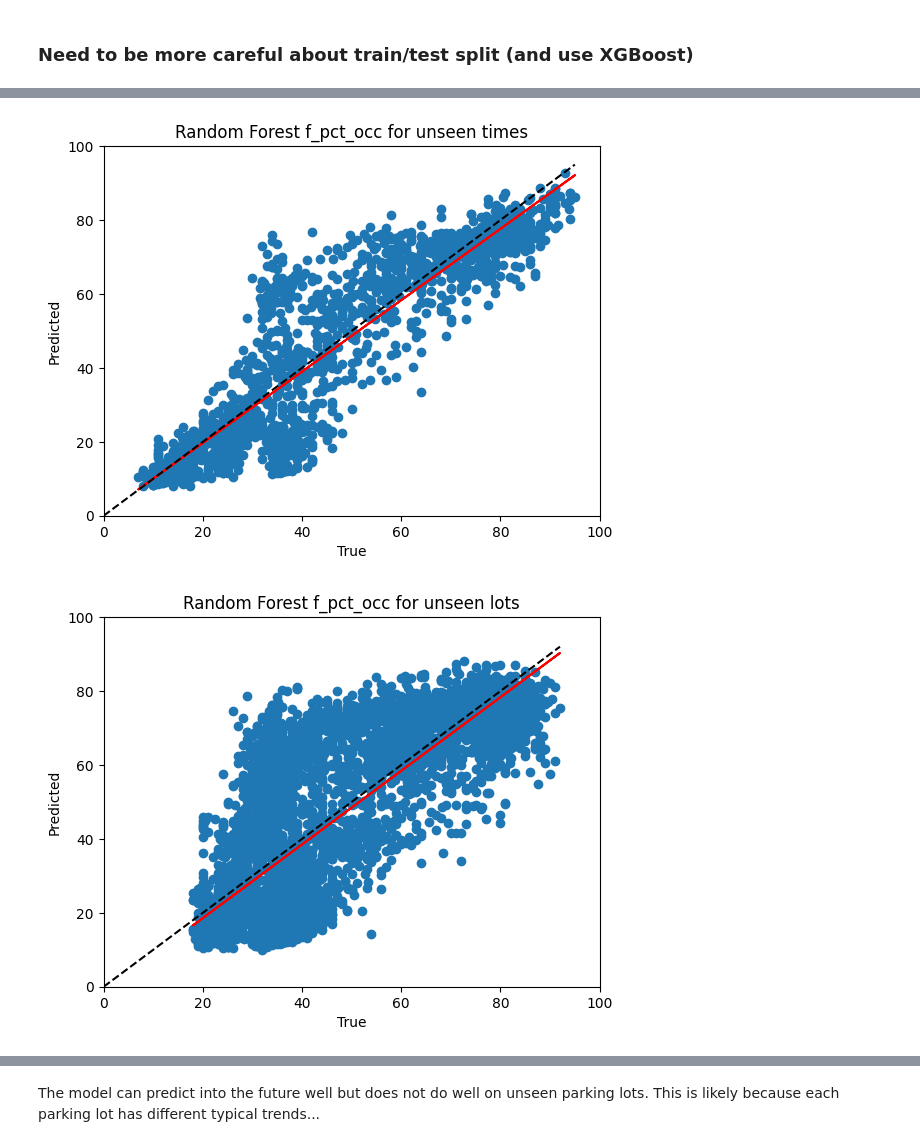
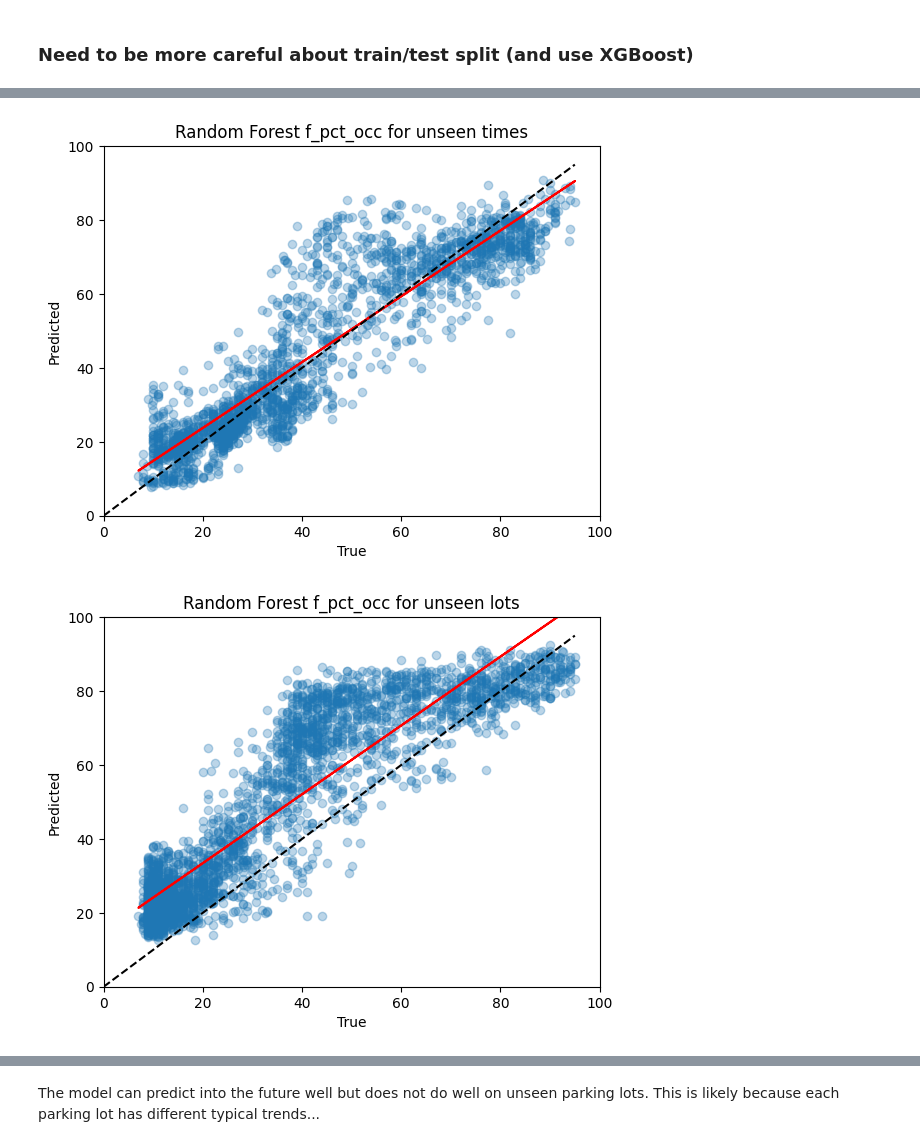
Before and after one commit to INRIX-Logan-Garwood/Parking-Location-vs-Occupancy, a Jupyter notebook: notebooks/train_model.ipynb, the cells around one changed output, grey strips where cells are left out. Saved outputs shown, nothing was run; the diff lists cells and outputs as text; code cells hidden in the pictures.

```diff
--- a/notebooks/train_model.ipynb
+++ b/notebooks/train_model.ipynb
@@ -355,9 +355,10 @@ We use a shallow multi layered perceptron first with few inputs
 # input_features = ['hour', 'day_of_week']
 # input_features = ['hour', 'wasserstein', 'weighted_hotspot_distance', 'day_of_week', 'weighted_log_prob']
 input_features = ['hour', 'wasserstein', 'avg_hotspot_distance', 'day_of_week', 'avg_log_prob', 'probe_count', 'nth_car_time']
+# input_features = ['wasserstein', 'avg_hotspot_distance', 'day_of_week', 'avg_log_prob']
 output_feature = 'f_pct_occ'
 
-test_day = '2023-03-12'  # set sside some weeks for testing
+test_day = '2023-03-15'  # set sside some weeks for testing
 test_lots = [381381]  # set aside some lots that are never seen during training
 df_train = df[(df['timestamp'] < test_day) & (~df['pk_lot'].isin(test_lots))].copy()
 time_test = df[df['timestamp'] >= test_day].copy()
@@ -448,6 +459,6 @@ Lot R^2: 0.5519130466968271
 # %%
 # visualize time results
-plt.scatter(y_time_test, y_time_pred)
+plt.scatter(y_time_test, y_time_pred, alpha=0.3)
 # line of best fit
 m, b = np.polyfit(y_time_test, y_time_pred, 1)
 plt.plot(y_time_test, m*y_time_test + b, color='red')
@@ -456,33 +467,33 @@ plt.plot([0, max_val], [0, max_val], color='black', linestyle='--')
 if output_feature == 'f_pct_occ':
     plt.xlim(0, 100)
     plt.ylim(0, 100)
 plt.xlabel('True')
 plt.ylabel('Predicted')
 plt.title(f'Random Forest {output_feature} for unseen times')
 plt.show()
 
 # visualize lot results
-plt.scatter(y_lot_test, y_lot_pred)
+plt.scatter(y_lot_test, y_lot_pred, alpha=0.3)
 # line of best fit
 m, b = np.polyfit(y_lot_test, y_lot_pred, 1)
 plt.plot(y_lot_test, m*y_lot_test + b, color='red')
 max_val = max(max(y_lot_test), max(y_lot_pred))
 plt.plot([0, max_val], [0, max_val], color='black', linestyle='--')
 if output_feature == 'f_pct_occ':
     plt.xlim(0, 100)
     plt.ylim(0, 100)
 plt.xlabel('True')
 plt.ylabel('Predicted')
 plt.title(f'Random Forest {output_feature} for unseen lots')
 plt.show()
 
 # plot feature importance
 fig = plt.figure(figsize=(14, 5))
 importance = model.feature_importances_
 plt.bar([x for x in range(len(importance))], importance)
 plt.xticks(ticks=[x for x in range(len(importance))], labels=input_features)
 plt.title('Feature Importance')
 plt.show()
 # %% [output]
-[figure, old version]
+[figure, new version]
-[figure, old version]
+[figure, new version]
```
Also changed, not shown: parts of 4 cells of this notebook.
